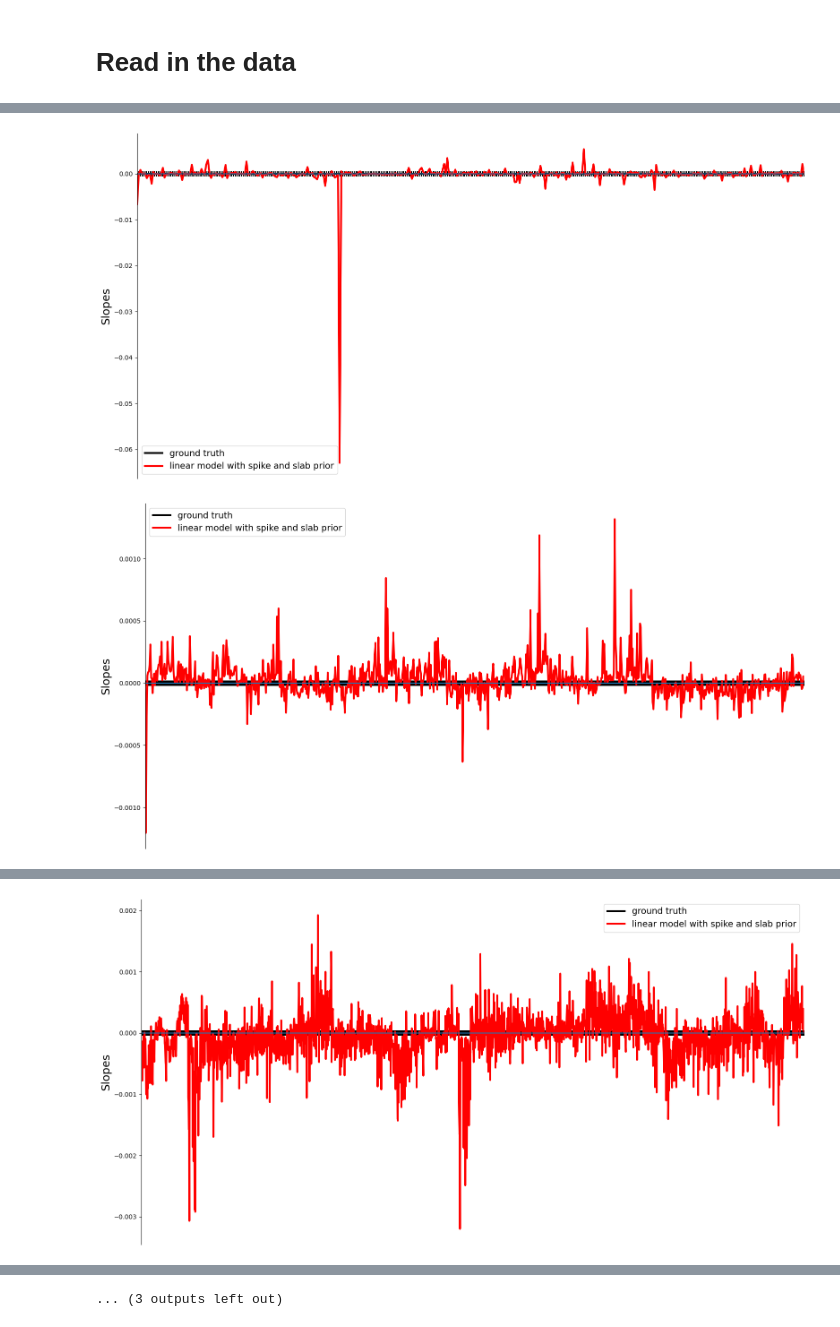
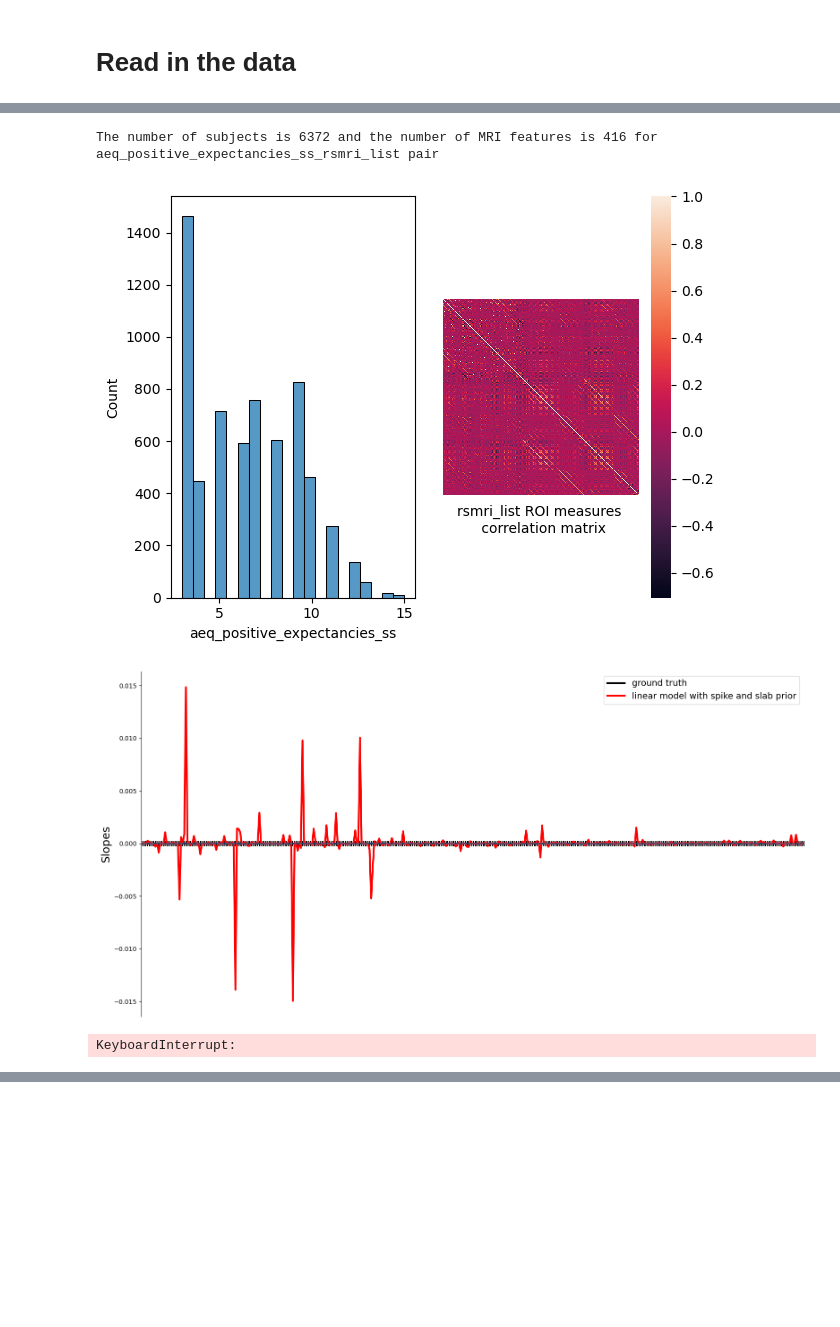
Before and after one commit to junting-ren/ZIV, a Jupyter notebook: notebooks/data_application.ipynb, the cells around one changed output, grey strips where cells are left out. Saved outputs shown, nothing was run; the diff lists cells and outputs as text; code cells hidden in the pictures; blank space fills up the shorter version.

Commit message:
Update data_application.ipynb
Updated the plotting and saving summary statistics of the datasets

```diff
--- a/notebooks/data_application.ipynb
+++ b/notebooks/data_application.ipynb
@@ -22,6 +22,12 @@ import seaborn as sns
 # %%
 ABCD = pd.read_csv('../dataset/abcd.csv')
+abcd_full_outcome = pd.read_csv('../dataset/DEAP-data-download.csv')
 list_ROI = pyreadr.read_r('../dataset/ABCD_ROI.list.RData')
+# Join the covariates with the outcome
+ABCD.drop(columns = ['Unnamed: 0','cbcl_scr_syn_internal_t','cbcl_scr_syn_anxdep_t', 'abcl_scr_sub_use_alcohol_t'], inplace = True)
+abcd_full_outcome.drop(columns = ['race.6level', 'female'], inplace = True)
+ABCD = ABCD.merge(abcd_full_outcome, how = 'left', left_on = ['subjectid','eventname'], right_on = ['src_subject_id', 'event_name'])
+ABCD.drop(columns = ['Unnamed: 0'], inplace = True)
 # %%
 ABCD.shape
 # %% [output]
@@ -71,5 +34,0 @@ fig.savefig('ill_outcome_feature.png',dpi = 300)
-# %%
-fig, axs = plt.subplots(3)
-axs[0].hist(ABCD.cbcl_scr_syn_internal_t)
-axs[1].hist(ABCD.cbcl_scr_syn_anxdep_t)
-axs[2].hist(ABCD.abcl_scr_sub_use_alcohol_t)
@@ -101,6 +54,31 @@ class inference_on_data(object):
         self.device = device
         self.random_seed = 1
 
+    def plot_and_summary(self, ABCD_sub, outcome_name, modality_name, save_location = '../application/'):
+        # ABCD_sub should be the clean version of the data after sampling
+
+        # Plotting
+        fig, axs = plt.subplots(1,2)
+        ax1 = sns.histplot(ax = axs[0],data = ABCD_sub[outcome_name], bins = 20)
+        ax2 = sns.heatmap(ax = axs[1],data = pd.DataFrame(ABCD_sub[list(np.squeeze(self.modality_vars_dict[modality_name].values,1))]).corr(),
+                   xticklabels = False, yticklabels = False
+                   )
+        ax1.set(xlabel=outcome_name)
+        ax2.set(xlabel=modality_name+' ROI measures \n correlation matrix')
+        plt.tight_layout(w_pad=2)
+        plt.axis('scaled')
+        cur_name = outcome_name+'_'+modality_name
+        fig.savefig(save_location+'figures/'+ cur_name+'_ill_plot' +'.png',dpi = 300)
+
+        # Print and write the summary of the dataset
+        N = ABCD_sub.shape[0]
+        p = len(self.modality_vars_dict[modality_name])
+        save_text = f'The number of subjects is {N} and the number of MRI features is {p} for {cur_name} pair'
+        with open(save_location+cur_name+'_N_p.txt', 'w') as f:
+            # Write some text to the file
+            f.write(save_text)
+        print(save_text)
+
     def run(self, outcome_name, modality_name):
         image_var = list(np.squeeze(self.modality_vars_dict[modality_name].values,1))
         cov = image_var.copy()
@@ -121,11 +99,13 @@ class inference_on_data(object):
         ABCD_sub.drop(columns = ['subjectid', 'demo_rel_family_id.bl','eventname'], inplace=True)
         # Onehotencode the categorical variables
         cate_cov = ['race.6level', 'female',"mri_info_manufacturers.model.name"]
-        OHE = OneHotEncoder(drop = 'first',sparse = False).fit(ABCD_sub[cate_cov])
+        OHE = OneHotEncoder(drop = 'first',sparse_output = False).fit(ABCD_sub[cate_cov])
         encoded_cols = list(OHE.get_feature_names_out(cate_cov))
         ABCD_sub[encoded_cols] = OHE.transform(ABCD_sub[cate_cov])
         # Confounders variable
         confounders = encoded_cols+['age']
+        # plot and print basic information
+        self.plot_and_summary(ABCD_sub,outcome_name = outcome_name, modality_name = modality_name)
         # Setting up the numpy array
         X = ABCD_sub[confounders+image_var].to_numpy()
         # Standardization
@@ -222,13 +202,15 @@ class inference_on_data(object):
         top_k_result.to_csv(os.path.join(save_path, 'ABCD_top_k_variable.csv'))
         return total_result, top_k_result
 # %%
-outcome_vars = ['cbcl_scr_syn_internal_t', 'cbcl_scr_syn_anxdep_t', 'abcl_scr_sub_use_alcohol_t']
+outcome_vars = ['aeq_positive_expectancies_ss']
 modality_vars = ['rsmri_list', 'tfmri_list', 'smri_list', 'dti_list', 'rsi_list']
 temp = inference_on_data(data = ABCD,
                          outcome_vars = outcome_vars,
                          modality_vars = modality_vars,
                          modality_vars_dict = list_ROI)
 total_result, top_k_result = temp.full_run()
 # %% [output]
+The number of subjects is 6372 and the number of MRI features is 416 for aeq_positive_expectancies_ss_rsmri_list pair
-[figure, old version]
+[figure, new version]
-[figure, old version]
+[figure, new version]
+KeyboardInterrupt:
@@ -236 +217,0 @@ total_result, top_k_result = temp.full_run()
-[figure, removed]
@@ -245 +217,0 @@ total_result, top_k_result = temp.full_run()
-... (3 outputs left out)
```
Also changed, not shown: parts of 8 cells of this notebook.
